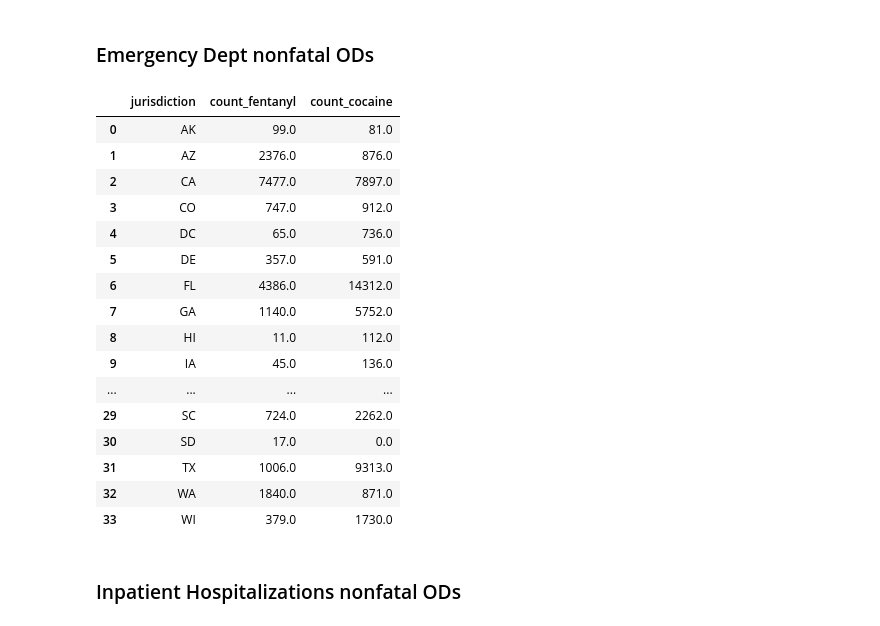
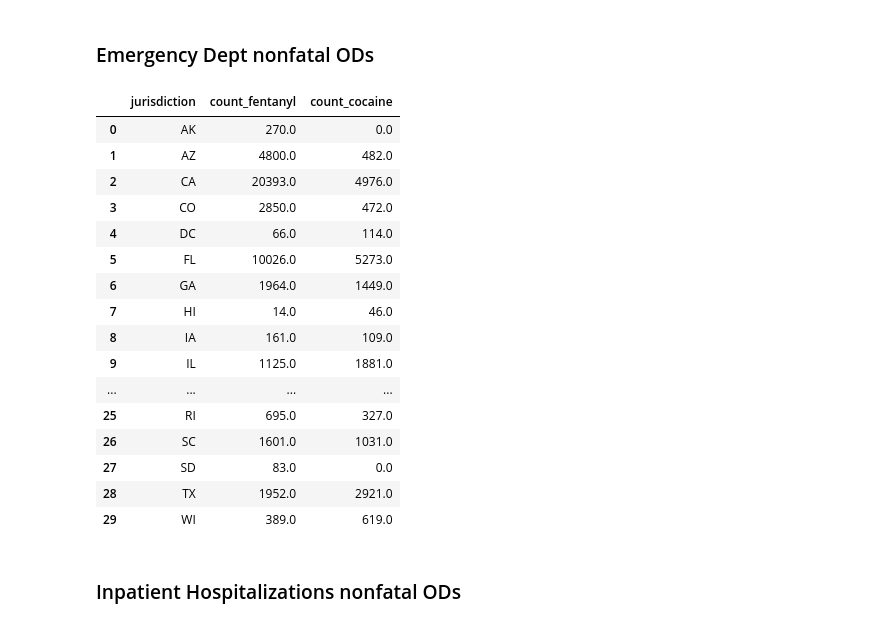
Before and after one commit to dorinajordan22/da14_capstone_2023_cocaine_and_fentanyl_analysis-, a Jupyter notebook: notebooks/2018_2023_cocaine_and_fentanyl_analysis.ipynb, the cells around one changed output. Saved outputs shown, nothing was run; the diff lists cells and outputs as text; code cells hidden in the pictures.

```diff
--- a/notebooks/2018_2023_cocaine_and_fentanyl_analysis.ipynb
+++ b/notebooks/2018_2023_cocaine_and_fentanyl_analysis.ipynb
@@ -34,30 +34,30 @@ er_hospital_states['count_cocaine'] = pd.to_numeric(er_hospital_states['count_co
 # %%
 yearly2018_2023ed = (
     er_hospital_states
     .loc[er_hospital_states['jurisdiction']!= 'US']
     .loc[er_hospital_states['month'] == 'all']
-    .loc[er_hospital_states['dataset']=='HOSP']
+    .loc[er_hospital_states['dataset']=='ED']
     .groupby('jurisdiction')[['count_fentanyl','count_cocaine']].sum().reset_index()
 )
 yearly2018_2023ed
 # %% [output]
 |  | jurisdiction | count_fentanyl | count_cocaine |
-| 0 | AK | 99.0 | 81.0 |
-| 1 | AZ | 2376.0 | 876.0 |
-| 2 | CA | 7477.0 | 7897.0 |
-| 3 | CO | 747.0 | 912.0 |
-| 4 | DC | 65.0 | 736.0 |
-| 5 | DE | 357.0 | 591.0 |
-| 6 | FL | 4386.0 | 14312.0 |
-| 7 | GA | 1140.0 | 5752.0 |
-| 8 | HI | 11.0 | 112.0 |
-| 9 | IA | 45.0 | 136.0 |
+| 0 | AK | 270.0 | 0.0 |
+| 1 | AZ | 4800.0 | 482.0 |
+| 2 | CA | 20393.0 | 4976.0 |
+| 3 | CO | 2850.0 | 472.0 |
+| 4 | DC | 66.0 | 114.0 |
+| 5 | FL | 10026.0 | 5273.0 |
+| 6 | GA | 1964.0 | 1449.0 |
+| 7 | HI | 14.0 | 46.0 |
+| 8 | IA | 161.0 | 109.0 |
+| 9 | IL | 1125.0 | 1881.0 |
 | ... | ... | ... | ... |
-| 29 | SC | 724.0 | 2262.0 |
-| 30 | SD | 17.0 | 0.0 |
-| 31 | TX | 1006.0 | 9313.0 |
-| 32 | WA | 1840.0 | 871.0 |
-| 33 | WI | 379.0 | 1730.0 |
+| 25 | RI | 695.0 | 327.0 |
+| 26 | SC | 1601.0 | 1031.0 |
+| 27 | SD | 83.0 | 0.0 |
+| 28 | TX | 1952.0 | 2921.0 |
+| 29 | WI | 389.0 | 619.0 |
 # %% [markdown]
 ### Inpatient Hospitalizations nonfatal ODs
 # %%
```
Also changed, not shown: parts of 12 cells of this notebook.
